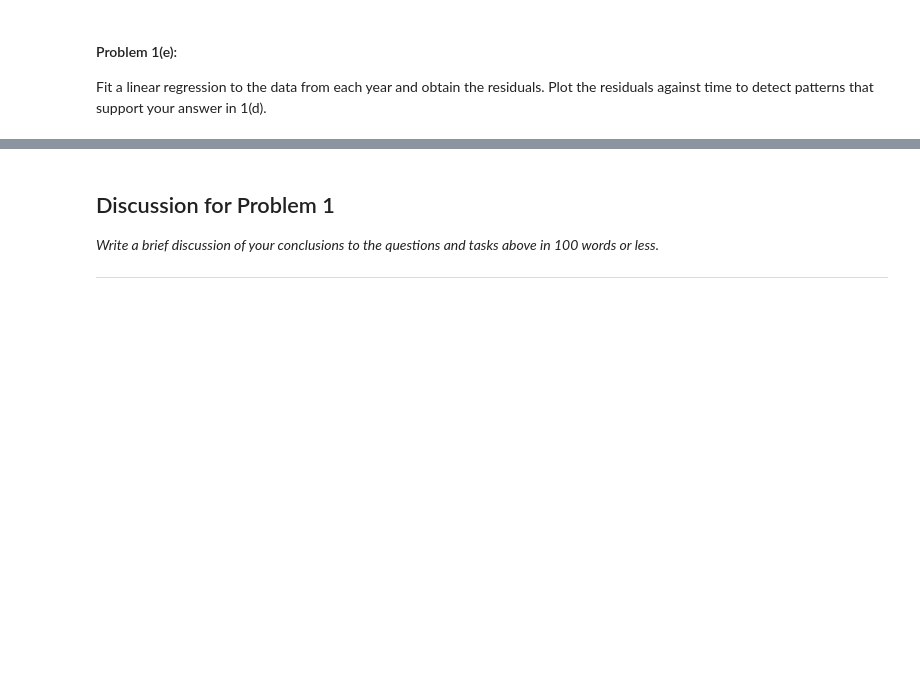
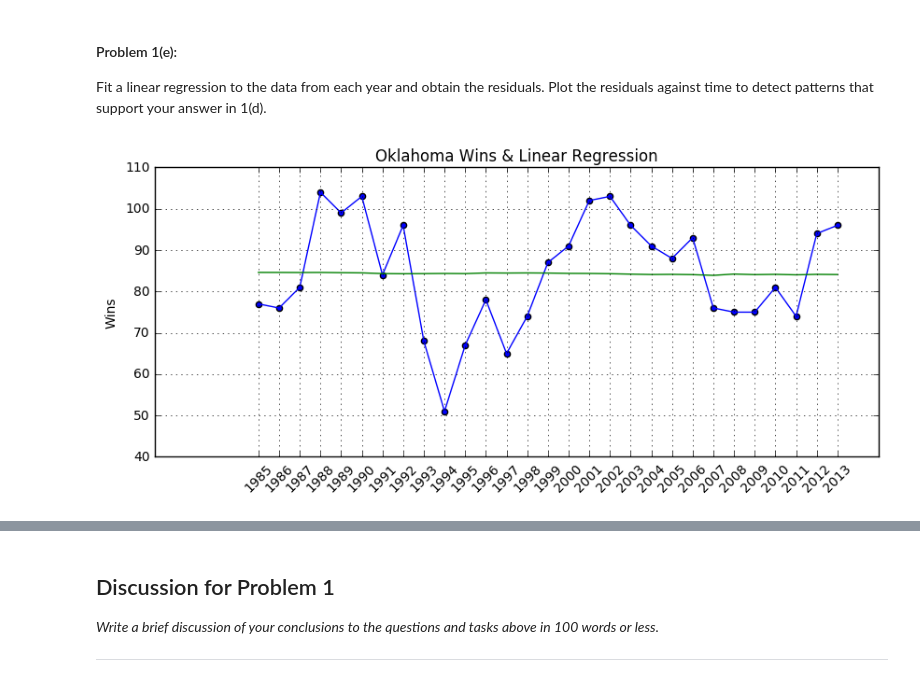
Before and after one commit to anshullahoti/Intro-Data-Science, a Jupyter notebook: Unit1/Homework1/Brandon-Chin-HW1Prob1.ipynb, the cells around one changed output, grey strips where cells are left out. Drawn from its saved outputs; the diff is of its cells as text; code cells hidden in the pictures; blank space fills up the shorter version.

```diff
--- a/Unit1/Homework1/Brandon-Chin-HW1Prob1.ipynb
+++ b/Unit1/Homework1/Brandon-Chin-HW1Prob1.ipynb
@@ -138,0 +174,23 @@ Fit a linear regression to the data from each year and obtain the residuals. Plo
+# %%
+from sklearn import linear_model
+
+OAK = sum_df[sum_df.teamID == 'OAK']
+years = OAK.loc[:,[ 'yearID']].values
+wins = OAK.loc[:,[ 'W']].values
+salaries = OAK.loc[:,[ 'salary']].values
+
+linear_reg = linear_model.LinearRegression()
+linear_reg.fit(salaries, wins)
+
+plt.figure(figsize=(10,4))
+plt.scatter(years, wins)
+plt.plot(years, wins)
+plt.plot(years, linear_reg.predict(salaries))
+
+plt.title('Oklahoma Wins & Linear Regression')
+plt.xticks(years, [year[0] for year in years], rotation=45)
+plt.ylabel('Wins')
+plt.grid(True)
+plt.show()
+# %% [output]
+[figure, added]
```
Also changed, not shown: parts of 9 cells of this notebook.
